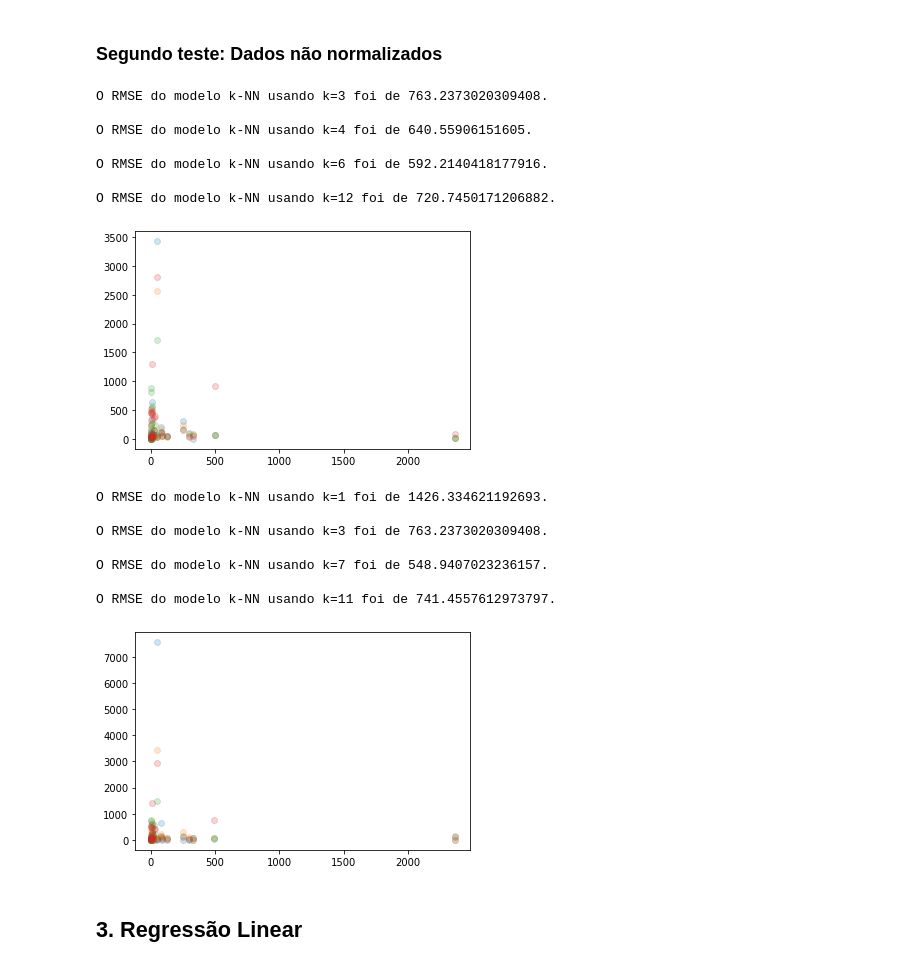
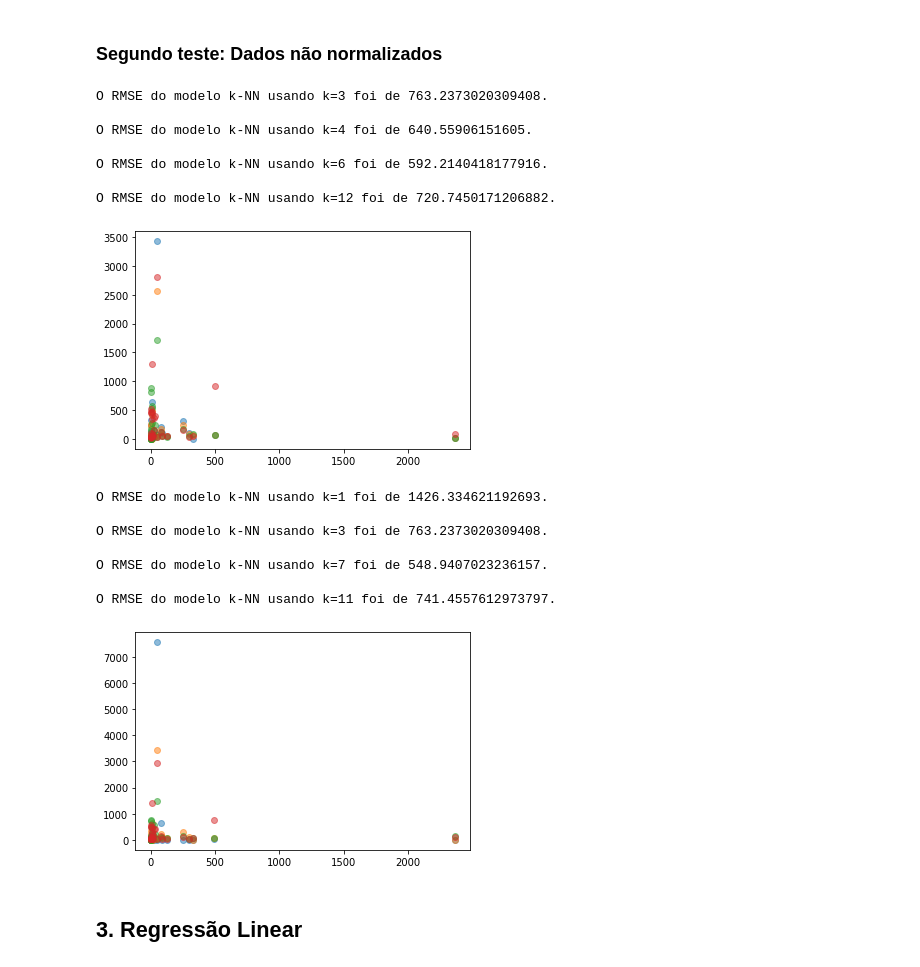
Before and after one commit to AnaLoponi/Machine_Learning_Casos_de_Dengue, a Jupyter notebook: Bloco 2.ipynb, the cells around one changed output. Saved outputs shown, nothing was run; the diff lists cells and outputs as text; code cells hidden in the pictures.

```diff
--- a/Bloco 2.ipynb
+++ b/Bloco 2.ipynb
@@ -148,7 +149,7 @@ for n in VIZINHOS:
     print()
 
     # Gráfico de desempenho
-    plt.plot(y_verdadeiro, y_previsao, ls="none", marker="o", alpha=0.2)
+    plt.plot(y_verdadeiro, y_previsao, ls="none", marker="o", alpha=0.5)
 # %% [output]
 O RMSE do modelo k-NN usando k = 3, para os dados normalizados foi de 0.03382389357649117.
 
@@ -176,7 +177,7 @@ for n in VIZINHOS:
     print(f"O RMSE do modelo k-NN usando k = {n}, para os dados normalizados, foi de {RMSE}.")
     print()
 
-    plt.plot(y_verdadeiro, y_previsao, ls="none", marker="o", alpha=0.2)
+    plt.plot(y_verdadeiro, y_previsao, ls="none", marker="o", alpha=0.5)
 # %% [output]
 O RMSE do modelo k-NN usando k = 1, para os dados normalizados, foi de 0.026519787585253474.
 
@@ -191,29 +192,29 @@ O RMSE do modelo k-NN usando k = 11, para os dados normalizados, foi de 0.028146
 # %%
 VIZINHOS = [3, 4, 6, 12]
 
 for n in VIZINHOS:
 
     modelo_knn = KNeighborsRegressor(n_neighbors=n)
 
     modelo_knn.fit(X_treino, y_treino)
 
     y_verdadeiro = y_teste
     y_previsao = modelo_knn.predict(X_teste)
 
     RMSE = mean_squared_error(y_verdadeiro, y_previsao, squared=False)
     print(f"O RMSE do modelo k-NN usando k={n} foi de {RMSE}.")
     print()
 
-    plt.plot(y_verdadeiro, y_previsao, ls="none", marker="o", alpha=0.2)
+    plt.plot(y_verdadeiro, y_previsao, ls="none", marker="o", alpha=0.5)
 # %% [output]
 O RMSE do modelo k-NN usando k=3 foi de 763.2373020309408.
 
 O RMSE do modelo k-NN usando k=4 foi de 640.55906151605.
 
 O RMSE do modelo k-NN usando k=6 foi de 592.2140418177916.
 
 O RMSE do modelo k-NN usando k=12 foi de 720.7450171206882.
-[figure, old version]
+[figure, new version]
 # %%
 VIZINHOS = [1, 3, 7, 11]
 
@@ -229,7 +230,7 @@ for n in VIZINHOS:
     print(f"O RMSE do modelo k-NN usando k={n} foi de {RMSE}.")
     print()
 
-    plt.plot(y_verdadeiro, y_previsao, ls="none", marker="o", alpha=0.2)
+    plt.plot(y_verdadeiro, y_previsao, ls="none", marker="o", alpha=0.5)
 # %% [output]
 O RMSE do modelo k-NN usando k=1 foi de 1426.334621192693.
 
@@ -238,7 +239,7 @@ O RMSE do modelo k-NN usando k=3 foi de 763.2373020309408.
 O RMSE do modelo k-NN usando k=7 foi de 548.9407023236157.
 
 O RMSE do modelo k-NN usando k=11 foi de 741.4557612973797.
-[figure, old version]
+[figure, new version]
 # %% [markdown]
 ## 3. Regressão Linear
 # %% [markdown]
```
Also changed, not shown: parts of 21 cells of this notebook.
